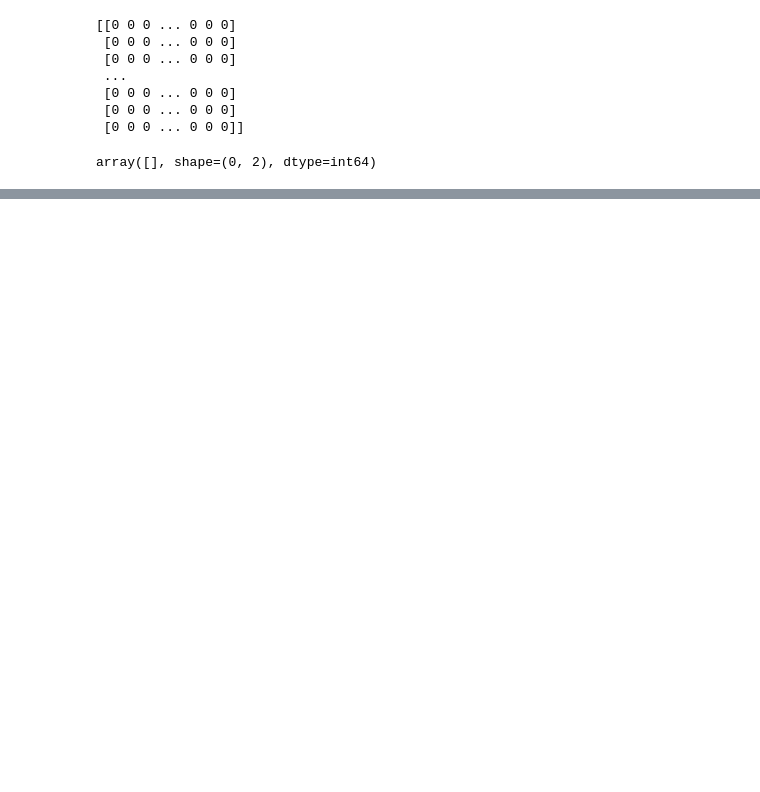
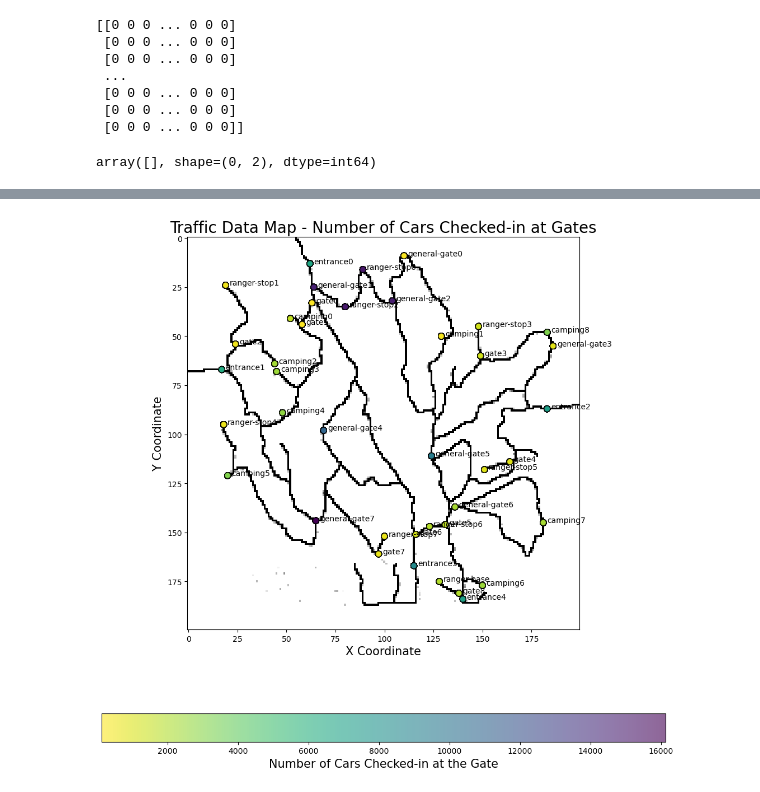
Before and after one commit to ssusnea/sds235-hw3, a Jupyter notebook: who-is-suspicious.ipynb, the cells around one changed output, grey strips where cells are left out. Saved outputs shown, nothing was run; the diff lists cells and outputs as text; code cells hidden in the pictures; blank space fills up the shorter version.

```diff
--- a/who-is-suspicious.ipynb
+++ b/who-is-suspicious.ipynb
@@ -177,0 +171,9 @@ plt.show()
+# %%
+# Convert gates_coordinates into a DataFrame
+gates_df = pd.DataFrame.from_dict(gates_coordinates, orient='index', columns=['x', 'y'])
+gates_df.index.name = 'gate-name'
+gates_df.reset_index(inplace=True)
+
+# Merge traffic_data with gates_df to include coordinates
+traffic_data = traffic_data.merge(gates_df, on='gate-name', how='left')
+traffic_data
@@ -177,0 +194,10 @@ plt.show()
+# %%
+# Group by 'gate-name' and count occurrences
+gate_counts = traffic_data.groupby('gate-name').size().reset_index(name='count')
+
+# Display the count DataFrame
+print(gate_counts)
+
+# Merge counts back into the original DataFrame (if needed)
+traffic_data_count = traffic_data.merge(gate_counts, on='gate-name', how='left')
+traffic_data_count
@@ -177,0 +235,40 @@ plt.show()
+# %%
+# Set up the figure
+plt.figure(figsize=(13, 13))
+
+reverted_map = 200 - map_data
+plt.imshow(reverted_map, cmap='gray')  # Using a grayscale colormap
+
+# Plot each location
+for name, (x, y) in gates_coordinates.items():
+    plt.scatter(x, y, label=name)
+    #plt.text(x-1, y+1, name, fontsize=9, ha = 'right', ma = 'left', va = 'top')
+    plt.text(x + 2, y, name, fontsize=10, ha = 'left')
+
+
+
+# Create a scatter plot
+scatter = plt.scatter(
+    traffic_data['x'],
+    traffic_data['y'],
+    c=traffic_data_count['count'],  # Use counts for color
+    cmap='viridis_r',
+    alpha=0.6,
+    s = 60,
+    edgecolor='k'  # Add edge color to points for better visibility
+)
+
+# Add horizontal color bar for legend
+cb = plt.colorbar(scatter, orientation='horizontal')
+cb.set_label('Number of Cars Checked-in at the Gate', fontsize = '15')
+
+# Set titles and labels
+plt.title('Traffic Data Map - Number of Cars Checked-in at Gates', fontsize = '20')
+plt.xlabel('X Coordinate', fontsize = '15')
+plt.ylabel('Y Coordinate', fontsize = '15')
+
+
+# Show the plot
+plt.show()
+# %% [output]
+[figure, added]
```
Also changed, not shown: parts of 5 cells of this notebook, 2 other files.
